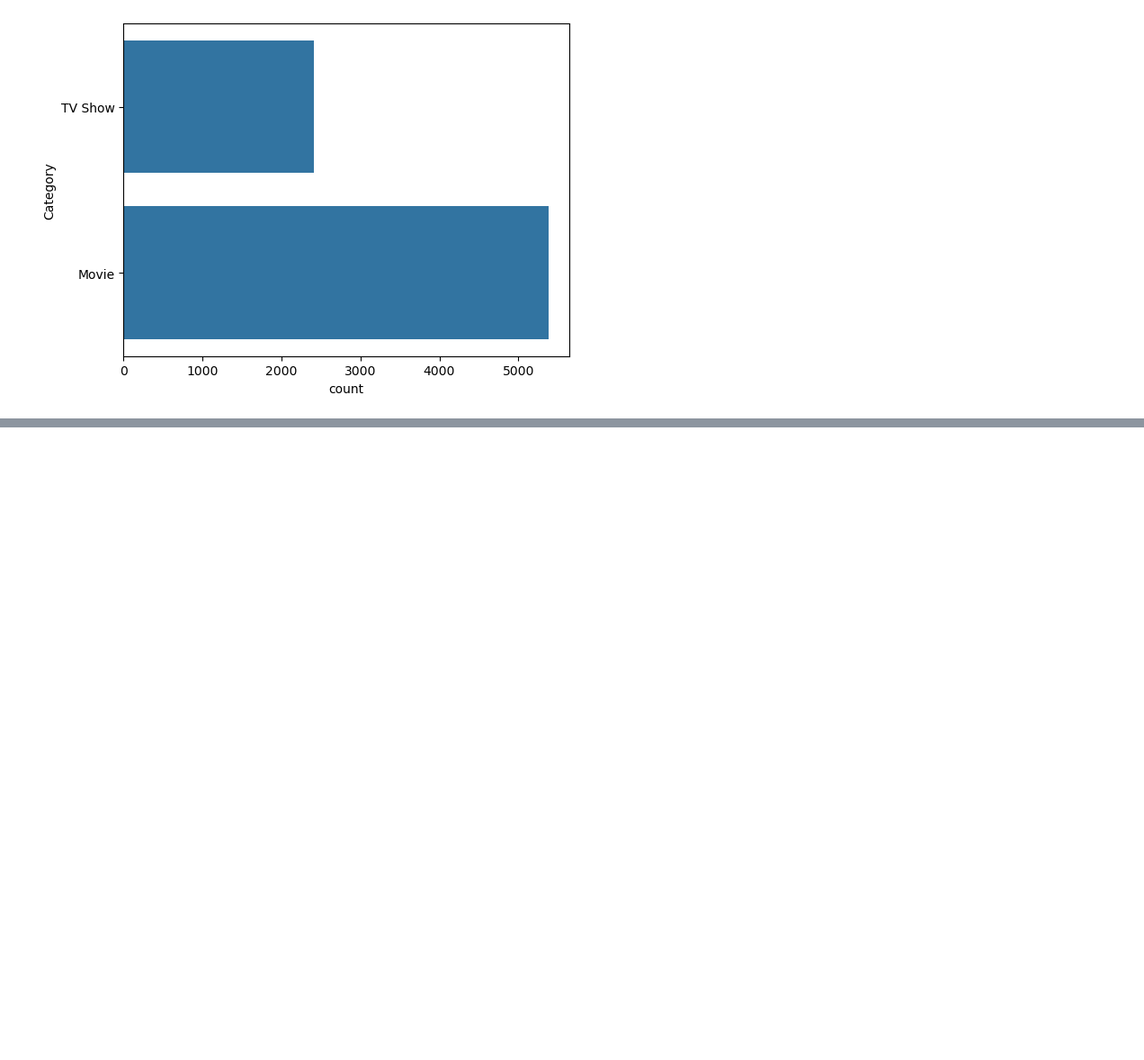
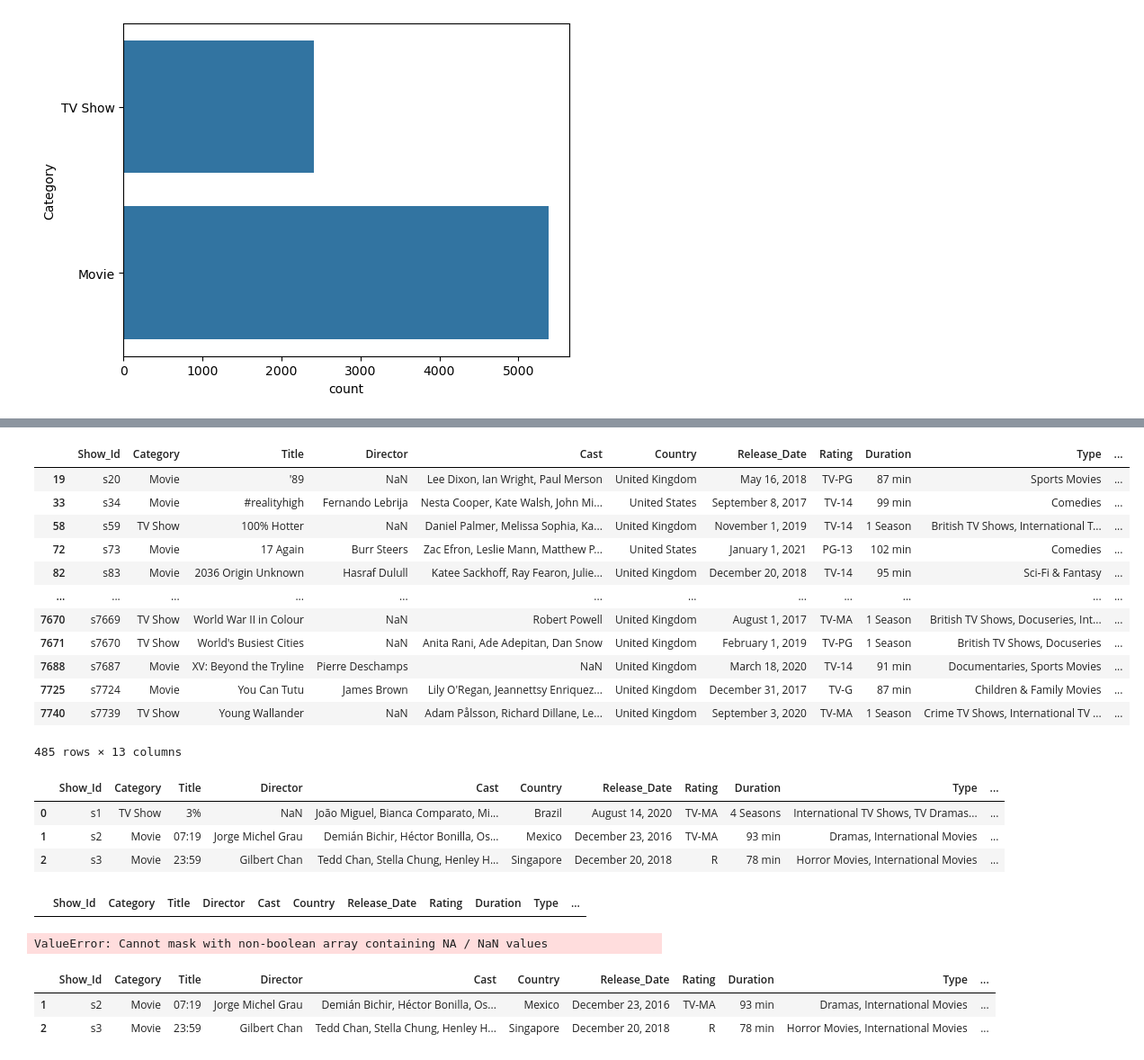
Before and after one commit to Sri-dinesh/data-analysis-projects, a Jupyter notebook: NetFlix/NetFlix-DataAnalysis.ipynb, the cells around one changed output, grey strips where cells are left out. Shown: that part at 90% size. Drawn from its saved outputs; the diff is of its cells as text; code cells hidden in the pictures; blank space fills up the shorter version.

```diff
--- a/NetFlix/NetFlix-DataAnalysis.ipynb
+++ b/NetFlix/NetFlix-DataAnalysis.ipynb
@@ -284,0 +422,35 @@ sns.countplot(data['Category'])
+# %%
+data[ (data['Category'] == 'Movie') & (data['Type'] == 'Comedies') | (data['Country'] == 'United Kingdom') ]
+# %% [output]
+|  | Show_Id | Category | Title | Director | Cast | Country | Release_Date | Rating | Duration | Type | ... |
+| 19 | s20 | Movie | '89 | NaN | Lee Dixon, Ian Wright, Paul Merson | United Kingdom | May 16, 2018 | TV-PG | 87 min | Sports Movies | ... |
+| 33 | s34 | Movie | #realityhigh | Fernando Lebrija | Nesta Cooper, Kate Walsh, John Mi... | United States | September 8, 2017 | TV-14 | 99 min | Comedies | ... |
+| 58 | s59 | TV Show | 100% Hotter | NaN | Daniel Palmer, Melissa Sophia, Ka... | United Kingdom | November 1, 2019 | TV-14 | 1 Season | British TV Shows, International T... | ... |
+| 72 | s73 | Movie | 17 Again | Burr Steers | Zac Efron, Leslie Mann, Matthew P... | United States | January 1, 2021 | PG-13 | 102 min | Comedies | ... |
+| 82 | s83 | Movie | 2036 Origin Unknown | Hasraf Dulull | Katee Sackhoff, Ray Fearon, Julie... | United Kingdom | December 20, 2018 | TV-14 | 95 min | Sci-Fi & Fantasy | ... |
+| ... | ... | ... | ... | ... | ... | ... | ... | ... | ... | ... | ... |
+| 7670 | s7669 | TV Show | World War II in Colour | NaN | Robert Powell | United Kingdom | August 1, 2017 | TV-MA | 1 Season | British TV Shows, Docuseries, Int... | ... |
+| 7671 | s7670 | TV Show | World's Busiest Cities | NaN | Anita Rani, Ade Adepitan, Dan Snow | United Kingdom | February 1, 2019 | TV-PG | 1 Season | British TV Shows, Docuseries | ... |
+| 7688 | s7687 | Movie | XV: Beyond the Tryline | Pierre Deschamps | NaN | United Kingdom | March 18, 2020 | TV-14 | 91 min | Documentaries, Sports Movies | ... |
+| 7725 | s7724 | Movie | You Can Tutu | James Brown | Lily O'Regan, Jeannettsy Enriquez... | United Kingdom | December 31, 2017 | TV-G | 87 min | Children & Family Movies | ... |
+| 7740 | s7739 | TV Show | Young Wallander | NaN | Adam Pålsson, Richard Dillane, Le... | United Kingdom | September 3, 2020 | TV-MA | 1 Season | Crime TV Shows, International TV ... | ... |
+485 rows × 13 columns
+# %%
+# Q8. In how many movies/shows, Tom Cruise was cast ?
+data.head(3)
+# %% [output]
+|  | Show_Id | Category | Title | Director | Cast | Country | Release_Date | Rating | Duration | Type | ... |
+| 0 | s1 | TV Show | 3% | NaN | João Miguel, Bianca Comparato, Mi... | Brazil | August 14, 2020 | TV-MA | 4 Seasons | International TV Shows, TV Dramas... | ... |
+| 1 | s2 | Movie | 07:19 | Jorge Michel Grau | Demián Bichir, Héctor Bonilla, Os... | Mexico | December 23, 2016 | TV-MA | 93 min | Dramas, International Movies | ... |
+| 2 | s3 | Movie | 23:59 | Gilbert Chan | Tedd Chan, Stella Chung, Henley H... | Singapore | December 20, 2018 | R | 78 min | Horror Movies, International Movies | ... |
+# %%
+# Filtering
+data[data['Cast'] == 'Tom Cruise']
+# data.Cast - can use this as well for Columns.
+# %% [output]
+|  | Show_Id | Category | Title | Director | Cast | Country | Release_Date | Rating | Duration | Type | ... |
+# %%
+# str.contains()
+data[data['Cast'].str.contains('Tom Cruise')] # cannot work on the null values
+# %% [output]
+ValueError: Cannot mask with non-boolean array containing NA / NaN values
@@ -284,0 +462,6 @@ sns.countplot(data['Category'])
+# %%
+data_new.head(2)
+# %% [output]
+|  | Show_Id | Category | Title | Director | Cast | Country | Release_Date | Rating | Duration | Type | ... |
+| 1 | s2 | Movie | 07:19 | Jorge Michel Grau | Demián Bichir, Héctor Bonilla, Os... | Mexico | December 23, 2016 | TV-MA | 93 min | Dramas, International Movies | ... |
+| 2 | s3 | Movie | 23:59 | Gilbert Chan | Tedd Chan, Stella Chung, Henley H... | Singapore | December 20, 2018 | R | 78 min | Horror Movies, International Movies | ... |
```
Also changed, not shown: parts of 22 cells of this notebook.
